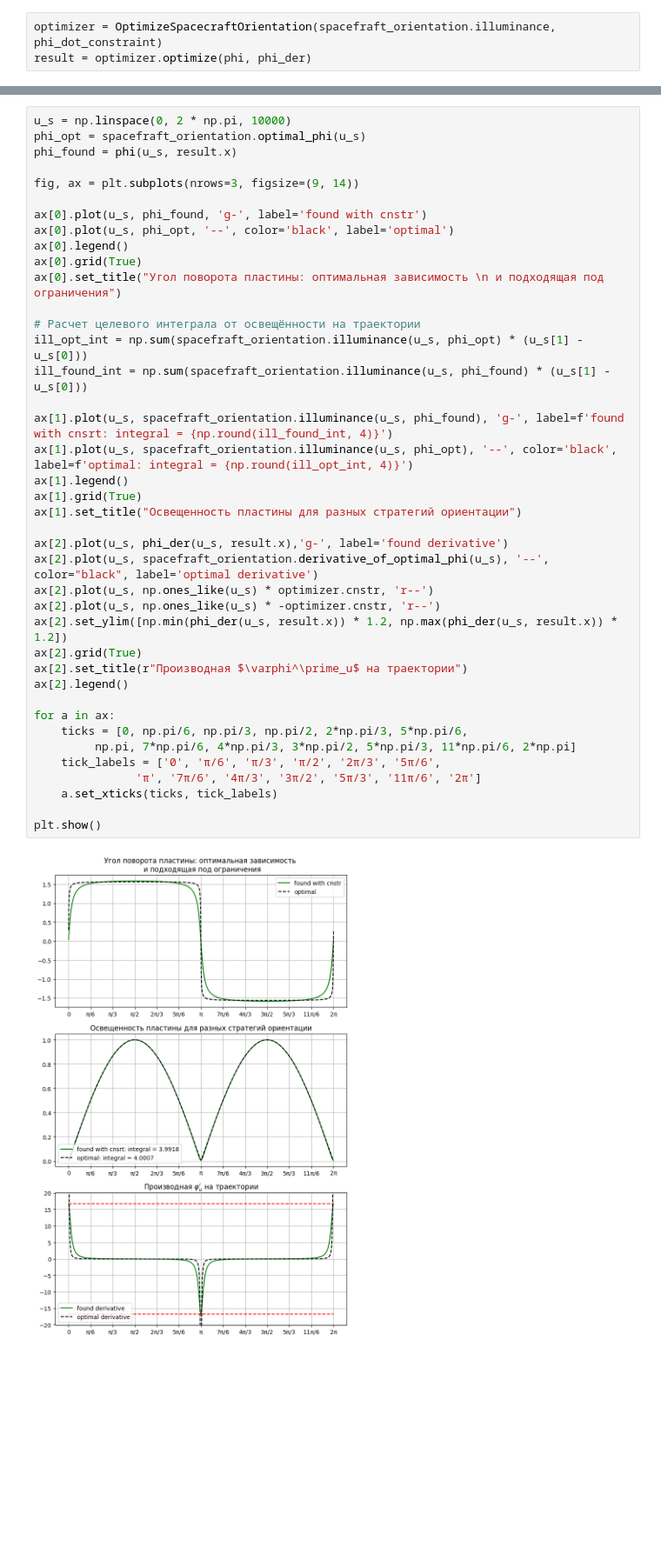
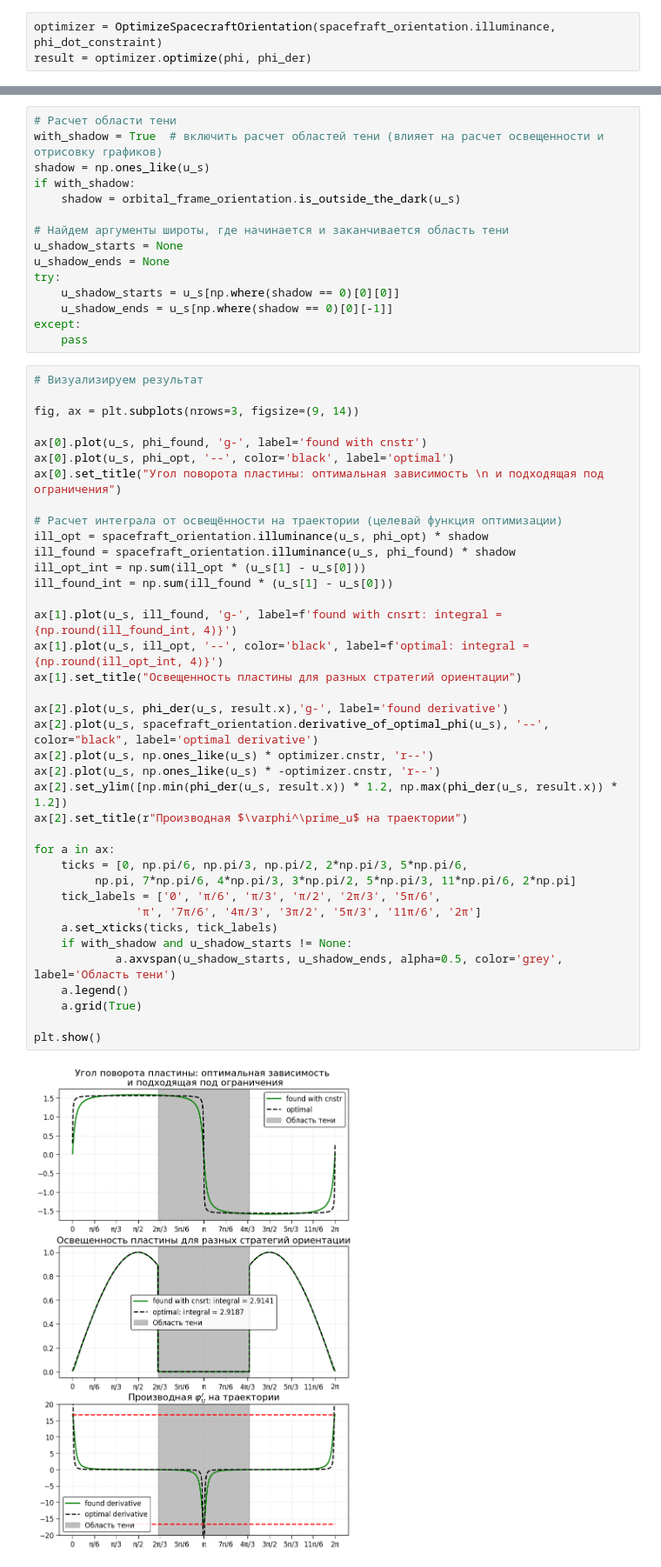
Before and after one commit to Abrackadabrr/solar_illuminance, a Jupyter notebook: optimizing.ipynb, the cells around one changed output, grey strips where cells are left out. Shown: that part at 87% size. Saved outputs shown, nothing was run; the diff lists cells and outputs as text; blank space fills up the shorter version.

```diff
--- a/optimizing.ipynb
+++ b/optimizing.ipynb
@@ -59,42 +70,55 @@ result = optimizer.optimize(phi, phi_der)
+# %%
+# Расчет области тени
+with_shadow = True  # включить расчет областей тени (влияет на расчет освещенности и отрисовку графиков)
+shadow = np.ones_like(u_s)
+if with_shadow:
+    shadow = orbital_frame_orientation.is_outside_the_dark(u_s)
+
+# Найдем аргументы широты, где начинается и заканчивается область тени
+u_shadow_starts = None
+u_shadow_ends = None
+try:
+    u_shadow_starts = u_s[np.where(shadow == 0)[0][0]]
+    u_shadow_ends = u_s[np.where(shadow == 0)[0][-1]]
+except:
+    pass
 # %%
-u_s = np.linspace(0, 2 * np.pi, 10000)
-phi_opt = spacefraft_orientation.optimal_phi(u_s)
-phi_found = phi(u_s, result.x)
+# Визуализируем результат
 
 fig, ax = plt.subplots(nrows=3, figsize=(9, 14))
 
 ax[0].plot(u_s, phi_found, 'g-', label='found with cnstr')
 ax[0].plot(u_s, phi_opt, '--', color='black', label='optimal')
-ax[0].legend()
-ax[0].grid(True)
 ax[0].set_title("Угол поворота пластины: оптимальная зависимость \n и подходящая под ограничения")
 
-# Расчет целевого интеграла от освещённости на траектории
-ill_opt_int = np.sum(spacefraft_orientation.illuminance(u_s, phi_opt) * (u_s[1] - u_s[0]))
-ill_found_int = np.sum(spacefraft_orientation.illuminance(u_s, phi_found) * (u_s[1] - u_s[0]))
+# Расчет интеграла от освещённости на траектории (целевай функция оптимизации)
+ill_opt = spacefraft_orientation.illuminance(u_s, phi_opt) * shadow
+ill_found = spacefraft_orientation.illuminance(u_s, phi_found) * shadow
+ill_opt_int = np.sum(ill_opt * (u_s[1] - u_s[0]))
+ill_found_int = np.sum(ill_found * (u_s[1] - u_s[0]))
 
-ax[1].plot(u_s, spacefraft_orientation.illuminance(u_s, phi_found), 'g-', label=f'found with cnsrt: integral = {np.round(ill_found_int, 4)}')
-ax[1].plot(u_s, spacefraft_orientation.illuminance(u_s, phi_opt), '--', color='black', label=f'optimal: integral = {np.round(ill_opt_int, 4)}')
-ax[1].legend()
-ax[1].grid(True)
+ax[1].plot(u_s, ill_found, 'g-', label=f'found with cnsrt: integral = {np.round(ill_found_int, 4)}')
+ax[1].plot(u_s, ill_opt, '--', color='black', label=f'optimal: integral = {np.round(ill_opt_int, 4)}')
 ax[1].set_title("Освещенность пластины для разных стратегий ориентации")
 
 ax[2].plot(u_s, phi_der(u_s, result.x),'g-', label='found derivative')
 ax[2].plot(u_s, spacefraft_orientation.derivative_of_optimal_phi(u_s), '--', color="black", label='optimal derivative')
 ax[2].plot(u_s, np.ones_like(u_s) * optimizer.cnstr, 'r--')
 ax[2].plot(u_s, np.ones_like(u_s) * -optimizer.cnstr, 'r--')
 ax[2].set_ylim([np.min(phi_der(u_s, result.x)) * 1.2, np.max(phi_der(u_s, result.x)) * 1.2])
-ax[2].grid(True)
 ax[2].set_title(r"Производная $\varphi^\prime_u$ на траектории")
-ax[2].legend()
 
 for a in ax:
     ticks = [0, np.pi/6, np.pi/3, np.pi/2, 2*np.pi/3, 5*np.pi/6,
          np.pi, 7*np.pi/6, 4*np.pi/3, 3*np.pi/2, 5*np.pi/3, 11*np.pi/6, 2*np.pi]
     tick_labels = ['0', 'π/6', 'π/3', 'π/2', '2π/3', '5π/6',
                'π', '7π/6', '4π/3', '3π/2', '5π/3', '11π/6', '2π']
     a.set_xticks(ticks, tick_labels)
+    if with_shadow and u_shadow_starts != None:
+            a.axvspan(u_shadow_starts, u_shadow_ends, alpha=0.5, color='grey', label='Область тени')
+    a.legend()
+    a.grid(True)
 
 plt.show()
 # %% [output]
-[figure, old version]
+[figure, new version]
```
Also changed, not shown: parts of 4 cells of this notebook, 4 other files.
